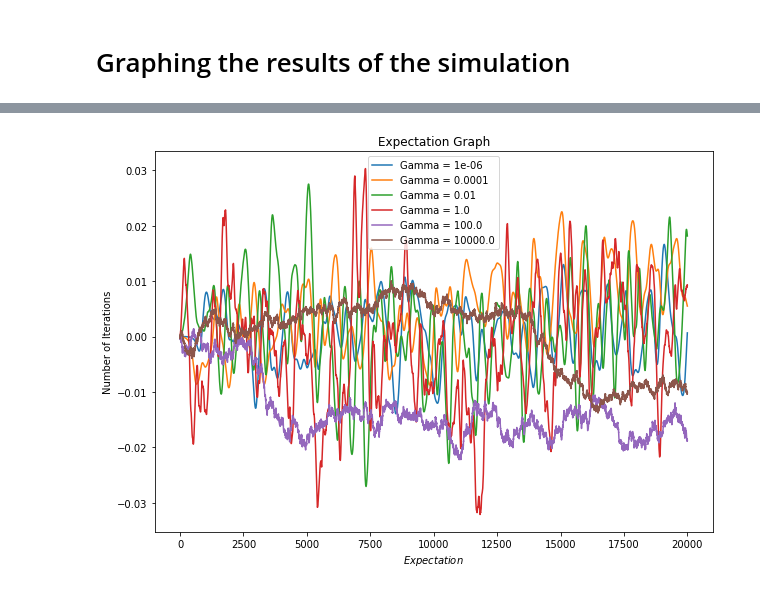
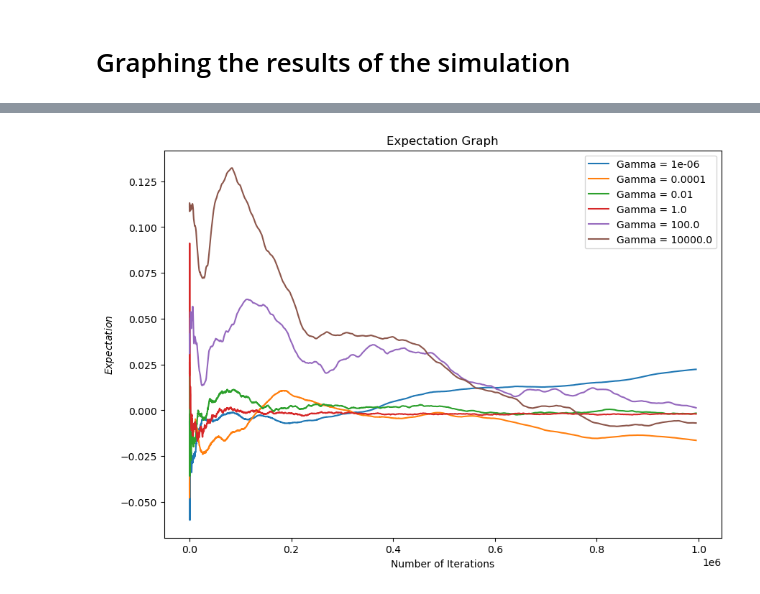
Before and after one commit to ktadgh/Langevin-Dynamics, a Jupyter notebook: OBABO.ipynb, the cells around one changed output, grey strips where cells are left out. Saved outputs shown, nothing was run; the diff lists cells and outputs as text; code cells hidden in the pictures.

Commit message:
Fixed expectation graph to be cumulative

```diff
--- a/OBABO.ipynb
+++ b/OBABO.ipynb
@@ -120,28 +142,36 @@ class Scheme:
         plt.plot(midx,rho,'--',label='Truth')
         plt.legend()
 
+    def cum_mean(traj_mean, cut_out):
+        traj_2 = traj_mean[cut_out:]
+        return np.cumsum(traj_2)/ np.arange(1, len(traj_2)+1)
+
     def expectation_graph(self, function, n_steps, stepsize, sims,gammas, q_init = None, p_init = None):
         if q_init == None:
             q_init = np.zeros(sims)
         if p_init == None:
             p_init = np.zeros(sims)
-
-
         fig = plt.figure(figsize=[10,7])
         gammas, trajectories = simulate_trajectories(n_steps, stepsize, q_init, p_init, gammas)
 
         for i in range(len(trajectories)):
             q_traj = trajectories[i]
             gamma = gammas[i]
-            expectation = np.mean(q_traj, axis = 1)
+            expectation = Scheme.cum_mean(np.mean(q_traj, axis = 1), 5000)
             plt.plot(expectation, label = f"Gamma = {gamma}")
-        plt.xlabel('$Expectation$')
-        plt.ylabel('Number of Iterations')
+        plt.ylabel('$Expectation$')
+        plt.xlabel('Number of Iterations')
 
 
         plt.title("Expectation Graph")
         plt.legend()
         #plt.show()
+
+    def convergence_graph(self, function, n_steps, stepsize, sims,gammas, q_init = None, p_init = None):
+        if q_init == None:
+            q_init = np.zeros(sims)
+        if p_init == None:
+            p_init = np.zeros(sims)
 # %%
 @jit(nopython=True)
 def U(x):
@@ -151,6 +181,6 @@ def U(x):
 # %%
 OBABO = Scheme(obabo_step, force, U)
 # %%
-gammas = [float(10**(2*p)) for p in range(-3,3)]
+gammas = numba.typed.List([float(10**(2*p)) for p in range(-3,3)])
 # %%
 # running 1000 simulations, each taking 100000 steps of size 0.01
@@ -168,7 +190,7 @@ File "..\..\..\..\AppData\Local\Temp\ipykernel_6292\1480373070.py", line 1:
 # %%
 def potential(x):
-    return - x**2/2 + x**4/4
+    return - x + x**4/4
 # %%
-OBABO.expectation_graph(potential,20000, 0.01, 10000, gammas)
+OBABO.expectation_graph(potential,1000000, 0.01, 200, gammas)
 # %% [output]
-[figure, old version]
+[figure, new version]
```
Also changed, not shown: parts of 5 cells of this notebook.
